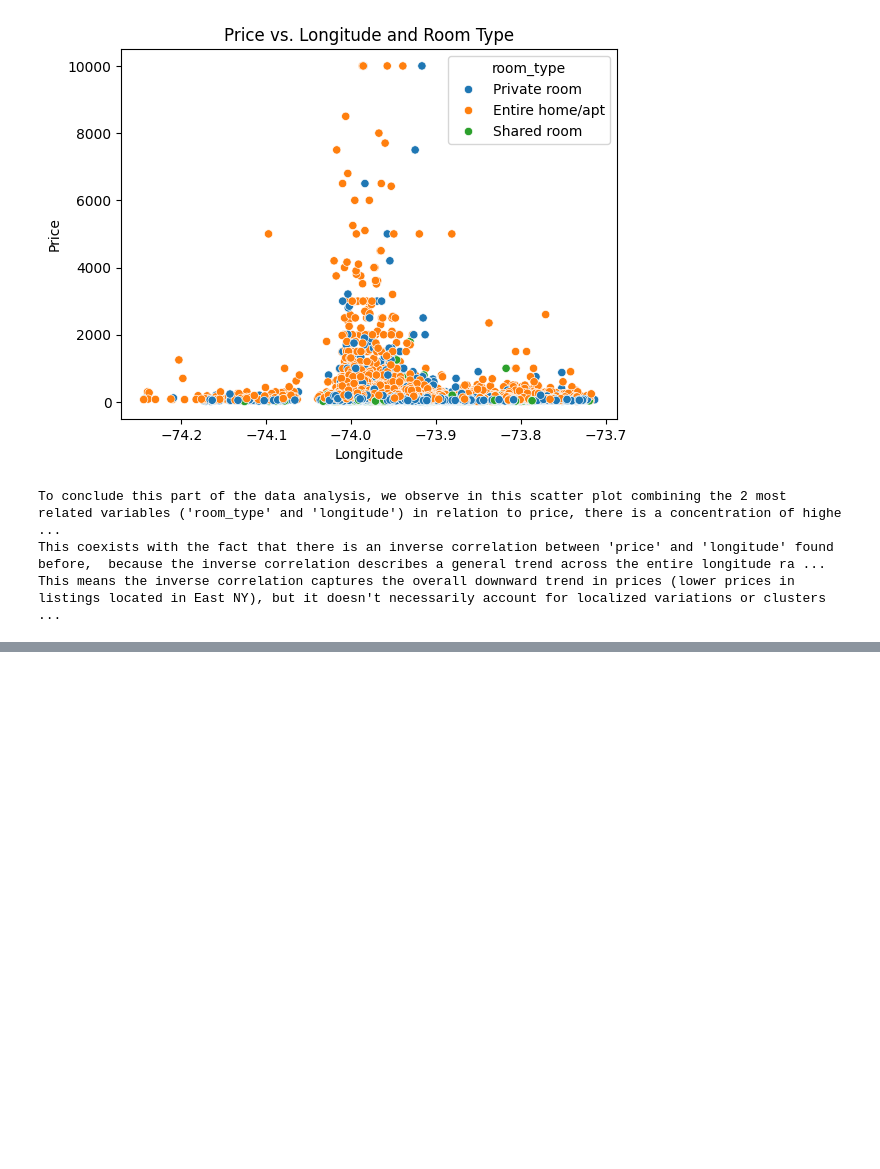
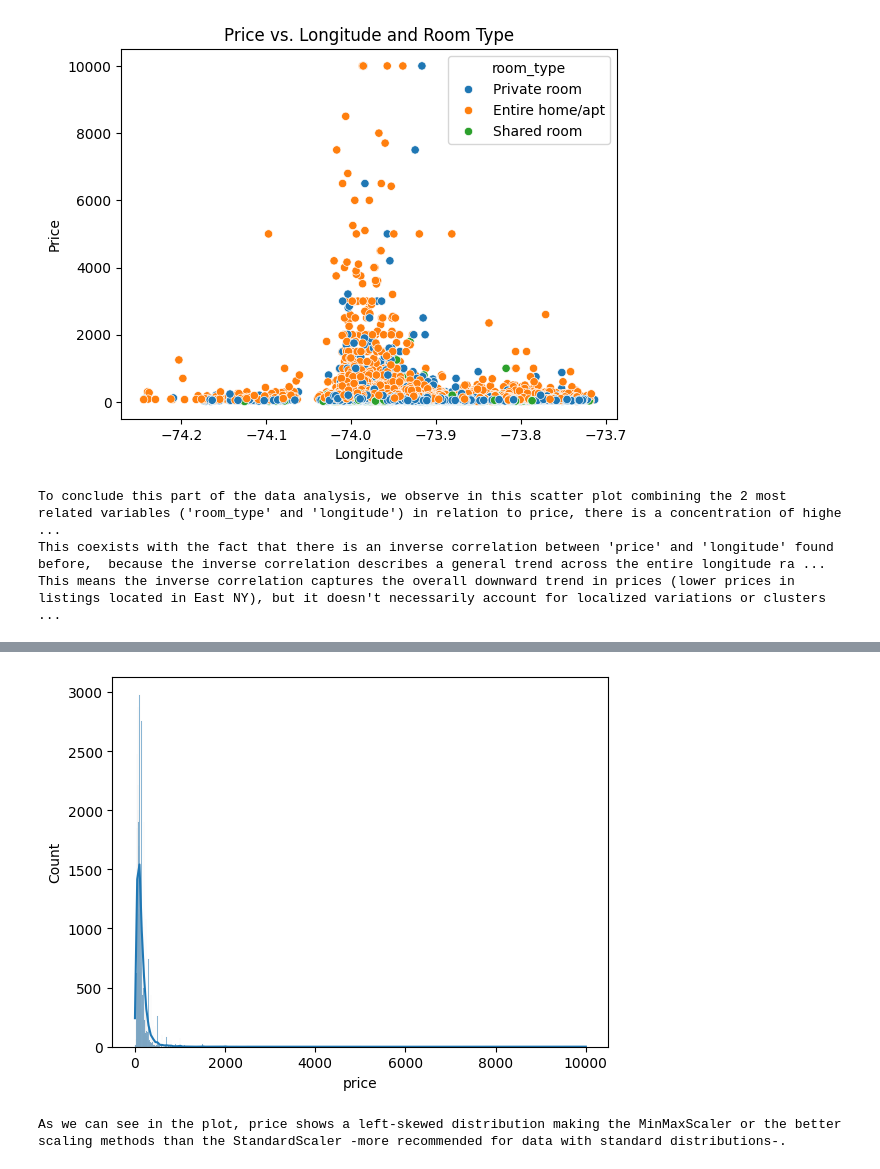
Before and after one commit to 4GeeksAcademy/Data_Preprocessing_Project_TutorialDianaM, a Jupyter notebook: src/explore.ipynb, the cells around one changed output, grey strips where cells are left out. Drawn from its saved outputs; the diff is of its cells as text; code cells hidden in the pictures; blank space fills up the shorter version.

Commit message:
until scaling following steps still to be done

```diff
--- a/src/explore.ipynb
+++ b/src/explore.ipynb
@@ -975,0 +1002,14 @@ This means the inverse correlation captures the overall downward trend in prices
+# %%
+#STEP 9) Scaling: Deciding which scaling method to use:
+
+# 9.A) Overview on the type of data distribution on the target feature 'price'
+
+import seaborn as sns
+import matplotlib.pyplot as plt
+sns.histplot(df['price'], kde=True)
+plt.show()
+
+print("As we can see in the plot, price shows a left-skewed distribution making the MinMaxScaler or the better scaling methods than the StandardScaler -more recommended for data with standard distributions-.")
+# %% [output]
+[figure, added]
+As we can see in the plot, price shows a left-skewed distribution making the MinMaxScaler or the better scaling methods than the StandardScaler -more recommended for data with standard distributions-.
```
Also changed, not shown: parts of 3 cells of this notebook.
